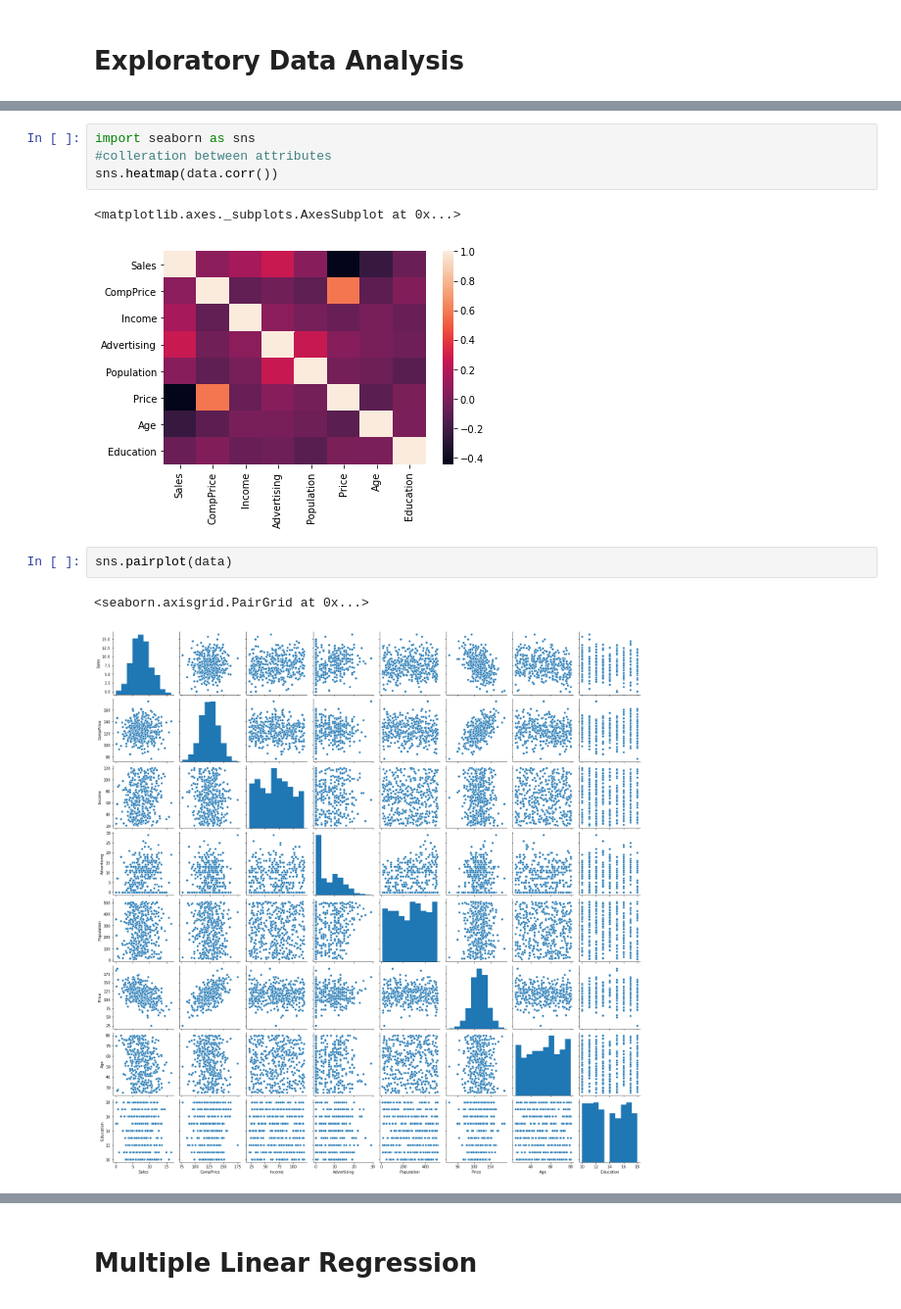
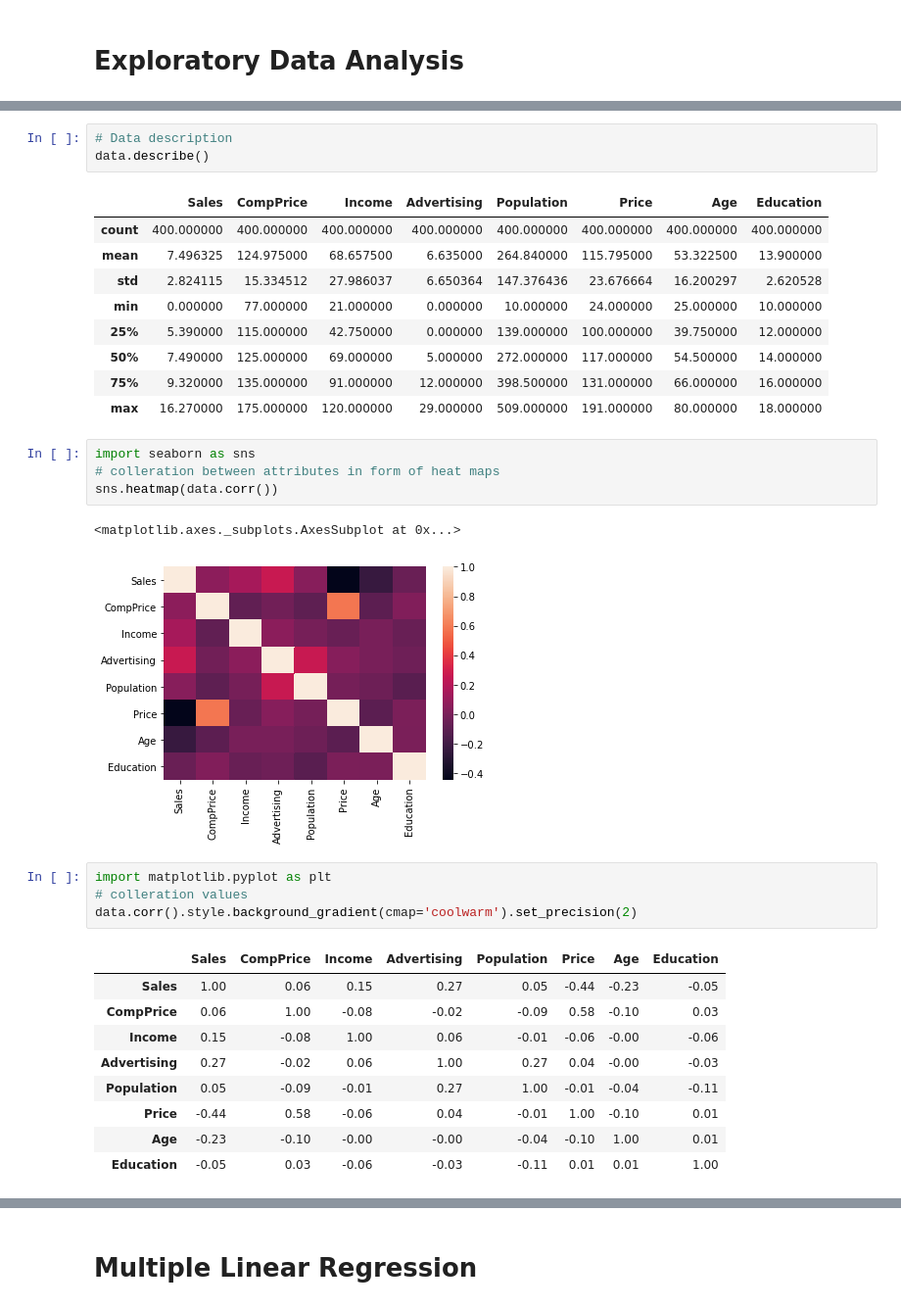
Before and after one commit to Yogesh-Vaidhya/MA515-Project, a Jupyter notebook: Project.ipynb, the cells around one changed output, grey strips where cells are left out. Shown at 98% size. Cells and saved outputs as stored; diff of their text form.

```diff
--- a/Project.ipynb
+++ b/Project.ipynb
@@ -71,12 +63,34 @@ data.describe()
+# %%
+# Data description
+data.describe()
+# %% [output]
+|  | Sales | CompPrice | Income | Advertising | Population | Price | Age | Education |
+| count | 400.000000 | 400.000000 | 400.000000 | 400.000000 | 400.000000 | 400.000000 | 400.000000 | 400.000000 |
+| mean | 7.496325 | 124.975000 | 68.657500 | 6.635000 | 264.840000 | 115.795000 | 53.322500 | 13.900000 |
+| std | 2.824115 | 15.334512 | 27.986037 | 6.650364 | 147.376436 | 23.676664 | 16.200297 | 2.620528 |
+| min | 0.000000 | 77.000000 | 21.000000 | 0.000000 | 10.000000 | 24.000000 | 25.000000 | 10.000000 |
+| 25% | 5.390000 | 115.000000 | 42.750000 | 0.000000 | 139.000000 | 100.000000 | 39.750000 | 12.000000 |
+| 50% | 7.490000 | 125.000000 | 69.000000 | 5.000000 | 272.000000 | 117.000000 | 54.500000 | 14.000000 |
+| 75% | 9.320000 | 135.000000 | 91.000000 | 12.000000 | 398.500000 | 131.000000 | 66.000000 | 16.000000 |
+| max | 16.270000 | 175.000000 | 120.000000 | 29.000000 | 509.000000 | 191.000000 | 80.000000 | 18.000000 |
 # %%
 import seaborn as sns
-#colleration between attributes
+# colleration between attributes in form of heat maps
 sns.heatmap(data.corr())
 # %% [output]
 <matplotlib.axes._subplots.AxesSubplot at 0x...>
 [figure]
-# %%
-sns.pairplot(data)
-# %% [output]
-<seaborn.axisgrid.PairGrid at 0x...>
-[figure, removed]
+# %%
+import matplotlib.pyplot as plt
+# colleration values
+data.corr().style.background_gradient(cmap='coolwarm').set_precision(2)
+# %% [output]
+|  | Sales | CompPrice | Income | Advertising | Population | Price | Age | Education |
+| Sales | 1.00 | 0.06 | 0.15 | 0.27 | 0.05 | -0.44 | -0.23 | -0.05 |
+| CompPrice | 0.06 | 1.00 | -0.08 | -0.02 | -0.09 | 0.58 | -0.10 | 0.03 |
+| Income | 0.15 | -0.08 | 1.00 | 0.06 | -0.01 | -0.06 | -0.00 | -0.06 |
+| Advertising | 0.27 | -0.02 | 0.06 | 1.00 | 0.27 | 0.04 | -0.00 | -0.03 |
+| Population | 0.05 | -0.09 | -0.01 | 0.27 | 1.00 | -0.01 | -0.04 | -0.11 |
+| Price | -0.44 | 0.58 | -0.06 | 0.04 | -0.01 | 1.00 | -0.10 | 0.01 |
+| Age | -0.23 | -0.10 | -0.00 | -0.00 | -0.04 | -0.10 | 1.00 | 0.01 |
+| Education | -0.05 | 0.03 | -0.06 | -0.03 | -0.11 | 0.01 | 0.01 | 1.00 |
```
Also changed, not shown: parts of 31 cells of this notebook, 1 other file.
